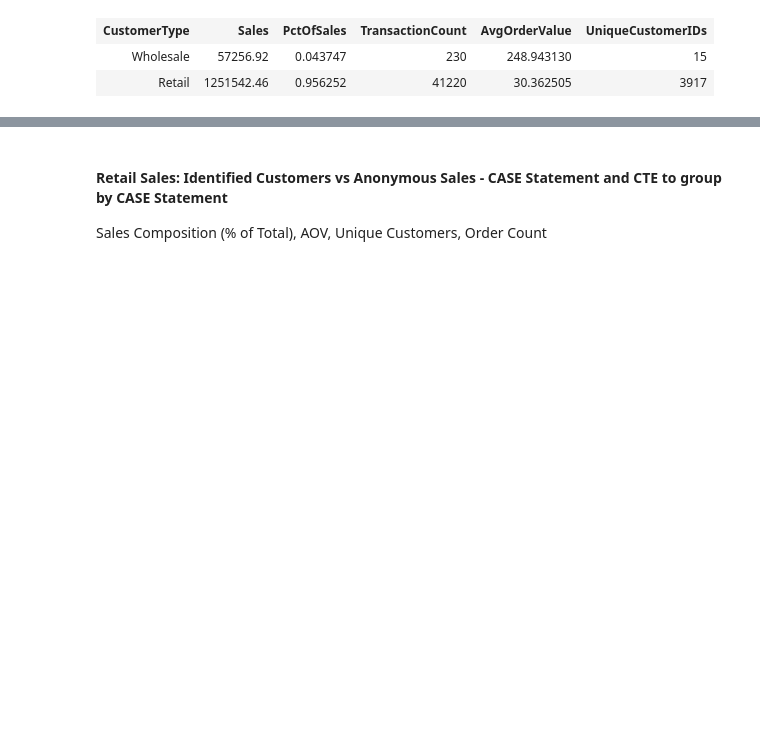
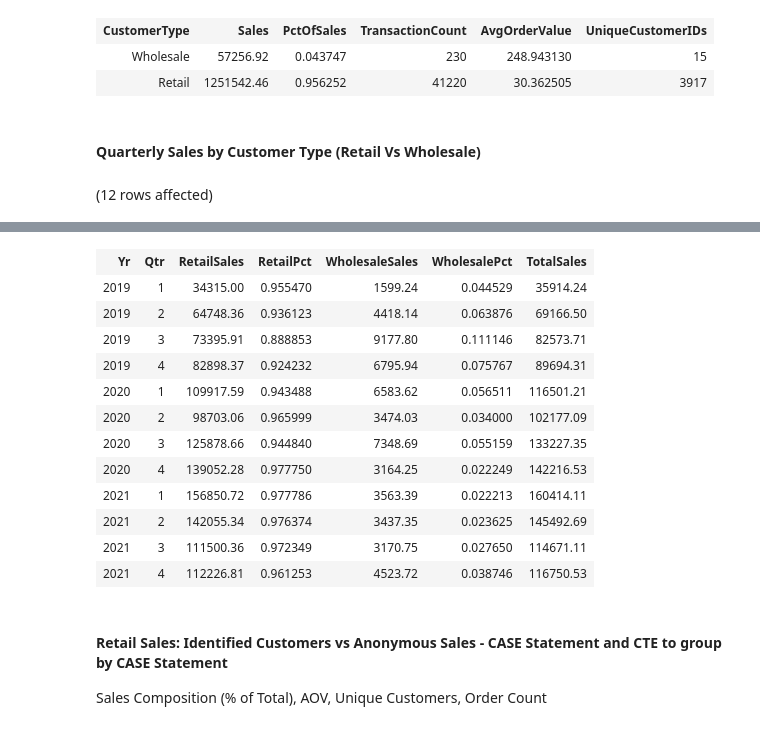
Before and after one commit to msemilyadler/BulkGrocery, a Jupyter notebook: ZWM Data Exploration.ipynb, the cells around one changed output, grey strips where cells are left out. Cells and saved outputs as stored; diff of their text form; code cells hidden in the pictures; blank space fills up the shorter version.

Commit message:
add wholesale retail query

```diff
--- a/ZWM Data Exploration.ipynb
+++ b/ZWM Data Exploration.ipynb
@@ -573,3 +573,51 @@ Total execution time: 00:00:01.050
 | CustomerType | Sales | PctOfSales | TransactionCount | AvgOrderValue | UniqueCustomerIDs |
 | Wholesale | 57256.92 | 0.043747 | 230 | 248.943130 | 15 |
 | Retail | 1251542.46 | 0.956252 | 41220 | 30.362505 | 3917 |
+# %% [markdown]
+#### Quarterly Sales by Customer Type (Retail Vs Wholesale)
+# %%
+-- Step 1: Perform the Pivot Operation, generating a table of quarterly wholesale and retail sales
+WITH PivotedSales AS (
+    SELECT
+        Yr,
+        Qtr,
+        [Retail] AS RetailSales,
+        [Wholesale] AS WholesaleSales
+
+    FROM
+    (
+        SELECT
+            DATEPART(year,o.OrderDate) AS Yr,
+            DATEPART(quarter,o.OrderDate) AS Qtr,
+            c.CustomerType AS CustomerType,
+            SUM(l.SaleAmount) AS Sales
+
+        FROM SalesOrderLines AS l
+            INNER JOIN SalesOrders AS o
+            ON l.OrderID = o.OrderID
+            INNER JOIN DimCustomers AS c
+            ON o.CustomerID = c.CustomerID
+
+        GROUP BY DATEPART(year,o.OrderDate), DATEPART(quarter,o.OrderDate), c.CustomerType
+    ) AS SalesbyType
+    PIVOT
+    (
+        SUM(Sales)
+        FOR CustomerType IN ([Retail],[Wholesale])
+    ) AS pvt
+)
+
+-- Step 2: Perform calculations on the pivoted columns
+SELECT
+    Yr,
+    Qtr,
+    RetailSales,
+    RetailSales/(RetailSales + WholesaleSales) AS RetailPct,
+    WholesaleSales,
+    WholesaleSales/(RetailSales + WholesaleSales) AS WholesalePct,
+    RetailSales + WholesaleSales AS TotalSales
+
+FROM PivotedSales
+ORDER BY Yr, Qtr;
+# %% [output]
+(12 rows affected)
@@ -576,3 +625,16 @@ Total execution time: 00:00:01.050
+| Yr | Qtr | RetailSales | RetailPct | WholesaleSales | WholesalePct | TotalSales |
+| 2019 | 1 | 34315.00 | 0.955470 | 1599.24 | 0.044529 | 35914.24 |
+| 2019 | 2 | 64748.36 | 0.936123 | 4418.14 | 0.063876 | 69166.50 |
+| 2019 | 3 | 73395.91 | 0.888853 | 9177.80 | 0.111146 | 82573.71 |
+| 2019 | 4 | 82898.37 | 0.924232 | 6795.94 | 0.075767 | 89694.31 |
+| 2020 | 1 | 109917.59 | 0.943488 | 6583.62 | 0.056511 | 116501.21 |
+| 2020 | 2 | 98703.06 | 0.965999 | 3474.03 | 0.034000 | 102177.09 |
+| 2020 | 3 | 125878.66 | 0.944840 | 7348.69 | 0.055159 | 133227.35 |
+| 2020 | 4 | 139052.28 | 0.977750 | 3164.25 | 0.022249 | 142216.53 |
+| 2021 | 1 | 156850.72 | 0.977786 | 3563.39 | 0.022213 | 160414.11 |
+| 2021 | 2 | 142055.34 | 0.976374 | 3437.35 | 0.023625 | 145492.69 |
+| 2021 | 3 | 111500.36 | 0.972349 | 3170.75 | 0.027650 | 114671.11 |
+| 2021 | 4 | 112226.81 | 0.961253 | 4523.72 | 0.038746 | 116750.53 |
 # %% [markdown]
 #### Retail Sales: Identified Customers vs Anonymous Sales - CASE Statement and CTE to group by CASE Statement
 
```
Also changed, not shown: parts of 1 cell of this notebook.
